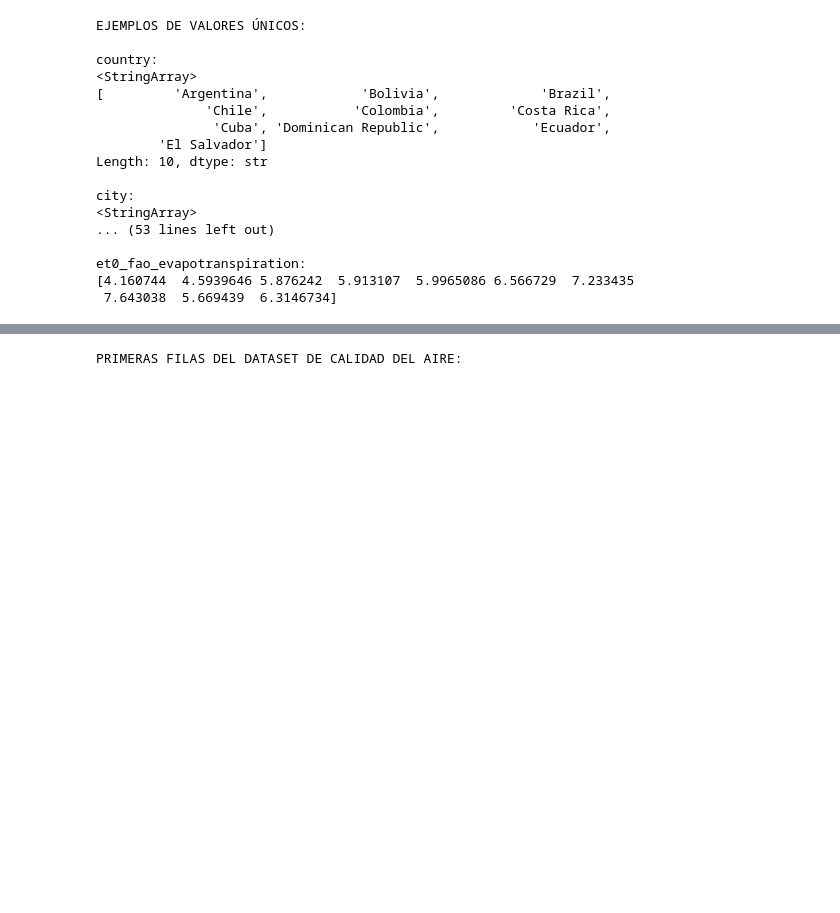
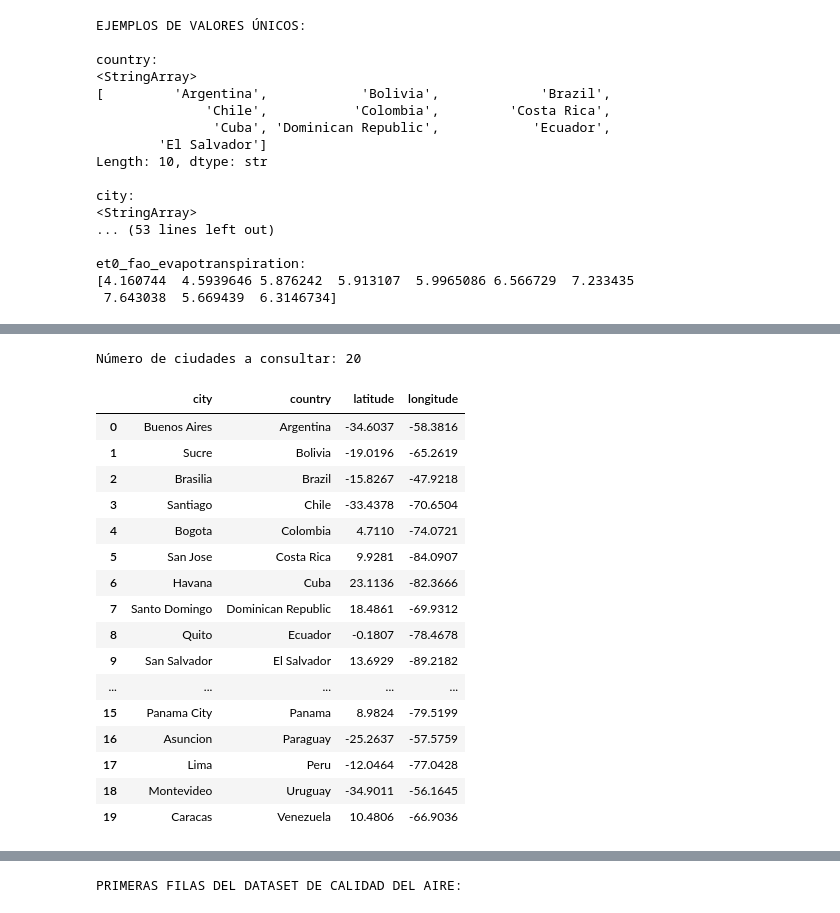
Before and after one commit to majobarreda/Proyecto-datos-masivos, a Jupyter notebook: notebooks/01_exploracion_inicial.ipynb, the cells around one changed output, grey strips where cells are left out. Drawn from its saved outputs; the diff is of its cells as text; code cells hidden in the pictures; blank space fills up the shorter version.

```diff
--- a/notebooks/01_exploracion_inicial.ipynb
+++ b/notebooks/01_exploracion_inicial.ipynb
@@ -122,0 +237,46 @@ et0_fao_evapotranspiration:
+# %%
+ciudades = (
+    df_kaggle[
+        ["city", "country", "latitude", "longitude"]
+    ]
+    .drop_duplicates()
+    .reset_index(drop=True)
+)
+
+URL_API = "https://air-quality-api.open-meteo.com/v1/air-quality"
+
+fecha_inicio = "2023-01-01"
+fecha_fin = "2024-04-20"
+
+columnas_contaminantes = [
+    "pm10",
+    "pm2_5",
+    "carbon_monoxide",
+    "nitrogen_dioxide",
+    "sulphur_dioxide",
+    "ozone"
+]
+
+resultados = []
+
+print("Número de ciudades a consultar:", len(ciudades))
+display(ciudades)
+# %% [output]
+Número de ciudades a consultar: 20
+|  | city | country | latitude | longitude |
+| 0 | Buenos Aires | Argentina | -34.6037 | -58.3816 |
+| 1 | Sucre | Bolivia | -19.0196 | -65.2619 |
+| 2 | Brasilia | Brazil | -15.8267 | -47.9218 |
+| 3 | Santiago | Chile | -33.4378 | -70.6504 |
+| 4 | Bogota | Colombia | 4.7110 | -74.0721 |
+| 5 | San Jose | Costa Rica | 9.9281 | -84.0907 |
+| 6 | Havana | Cuba | 23.1136 | -82.3666 |
+| 7 | Santo Domingo | Dominican Republic | 18.4861 | -69.9312 |
+| 8 | Quito | Ecuador | -0.1807 | -78.4678 |
+| 9 | San Salvador | El Salvador | 13.6929 | -89.2182 |
+| ... | ... | ... | ... | ... |
+| 15 | Panama City | Panama | 8.9824 | -79.5199 |
+| 16 | Asuncion | Paraguay | -25.2637 | -57.5759 |
+| 17 | Lima | Peru | -12.0464 | -77.0428 |
+| 18 | Montevideo | Uruguay | -34.9011 | -56.1645 |
+| 19 | Caracas | Venezuela | 10.4806 | -66.9036 |
```
Also changed, not shown: parts of 7 cells of this notebook.
